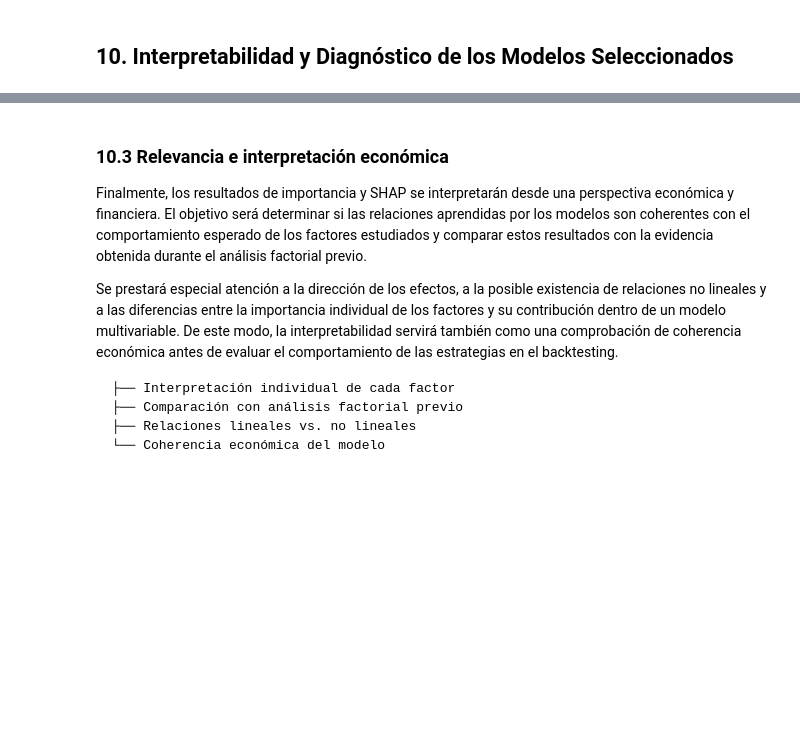
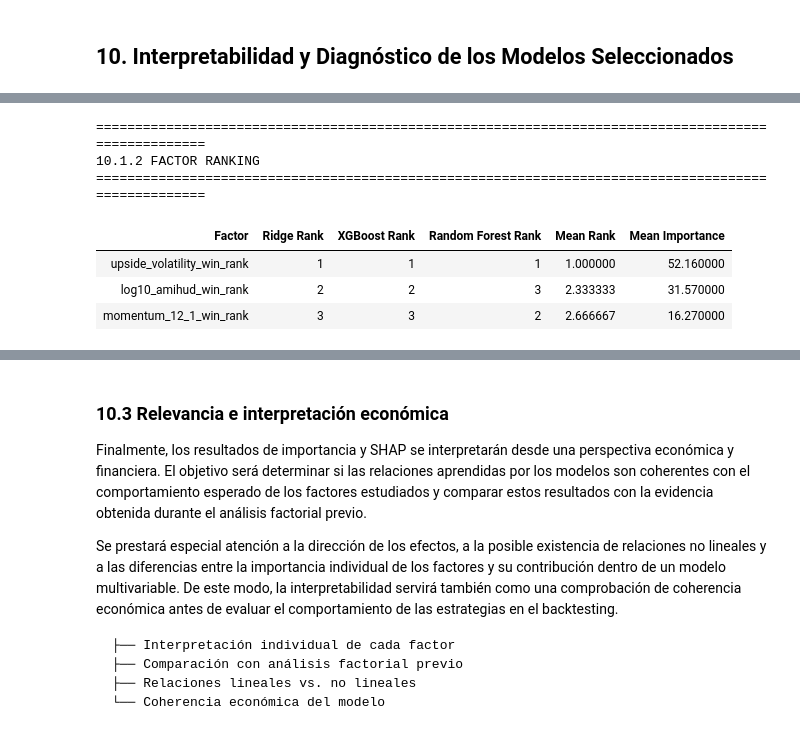
Before and after one commit to PalaciosDaniel/quant-portfolio-project, a Jupyter notebook: notebooks/06_factor_modeling.ipynb, the cells around one changed output, grey strips where cells are left out. Saved outputs shown, nothing was run; the diff lists cells and outputs as text; code cells hidden in the pictures; blank space fills up the shorter version.

```diff
--- a/notebooks/06_factor_modeling.ipynb
+++ b/notebooks/06_factor_modeling.ipynb
@@ -3160,0 +3168,17 @@ mean_importance_rf = (
+# %%
+df_feature_importance = pd.DataFrame({
+    "Ridge": mean_importance_ridge,
+    "XGBoost": mean_importance_xgb,
+    "Random Forest": mean_importance_rf,
+})
+
+df_feature_importance = (
+    df_feature_importance
+    .sort_values("XGBoost", ascending=False)
+    .round(2)
+)
+
+display(
+    df_feature_importance.style
+    .format("{:.2f}%")
+)
@@ -3160,0 +3265,37 @@ mean_importance_rf = (
+# %%
+# =============================================================================
+# Display Results
+# =============================================================================
+
+df_factor_ranking_display = df_factor_ranking[
+    [
+        "Factor",
+        "Ridge Rank",
+        "XGBoost Rank",
+        "Random Forest Rank",
+        "Mean Rank",
+        "Mean Importance",
+    ]
+].copy()
+
+df_factor_ranking_display["Mean Importance"] = (
+    df_factor_ranking_display["Mean Importance"]
+    .round(2)
+)
+
+print("\n" + "=" * 100)
+print("10.1.2 FACTOR RANKING")
+print("=" * 100)
+
+display(
+    df_factor_ranking_display.style
+    .hide(axis="index")
+)
+# %% [output]
+====================================================================================================
+10.1.2 FACTOR RANKING
+====================================================================================================
+| Factor | Ridge Rank | XGBoost Rank | Random Forest Rank | Mean Rank | Mean Importance |
+| upside_volatility_win_rank | 1 | 1 | 1 | 1.000000 | 52.160000 |
+| log10_amihud_win_rank | 2 | 2 | 3 | 2.333333 | 31.570000 |
+| momentum_12_1_win_rank | 3 | 3 | 2 | 2.666667 | 16.270000 |
```
Also changed, not shown: parts of 17 cells of this notebook, 1 other file.
